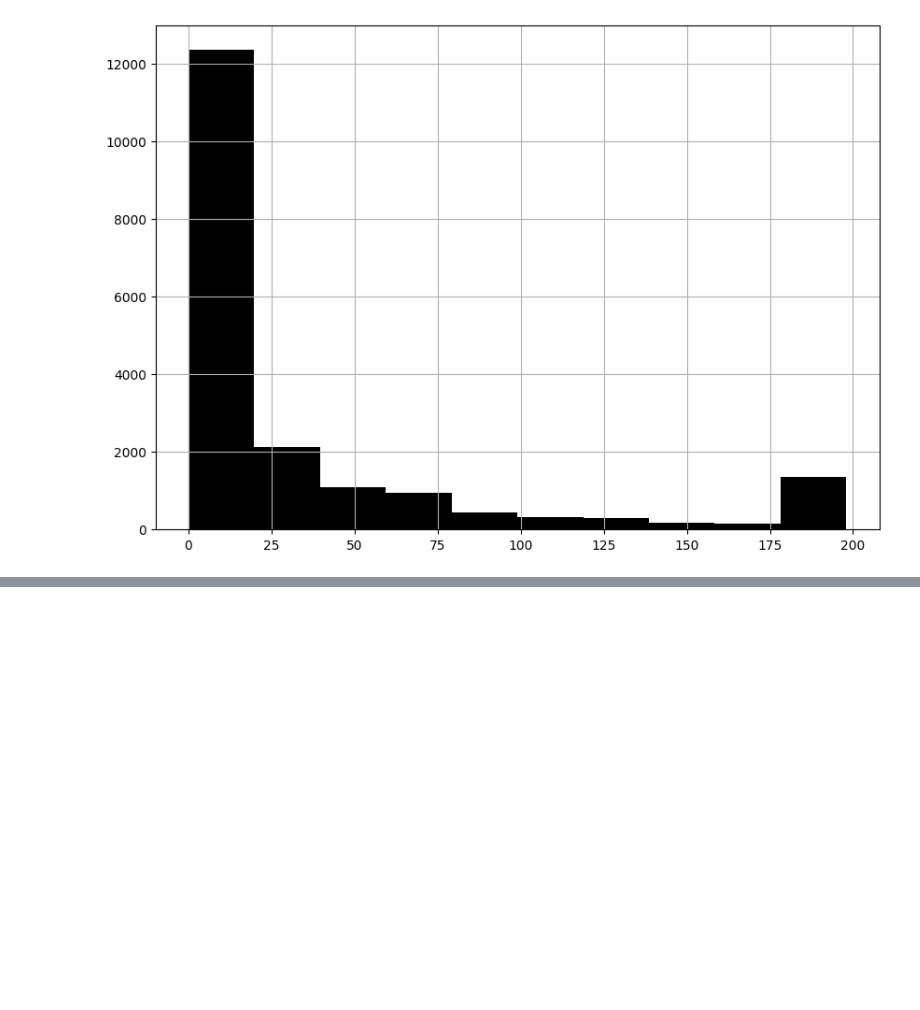
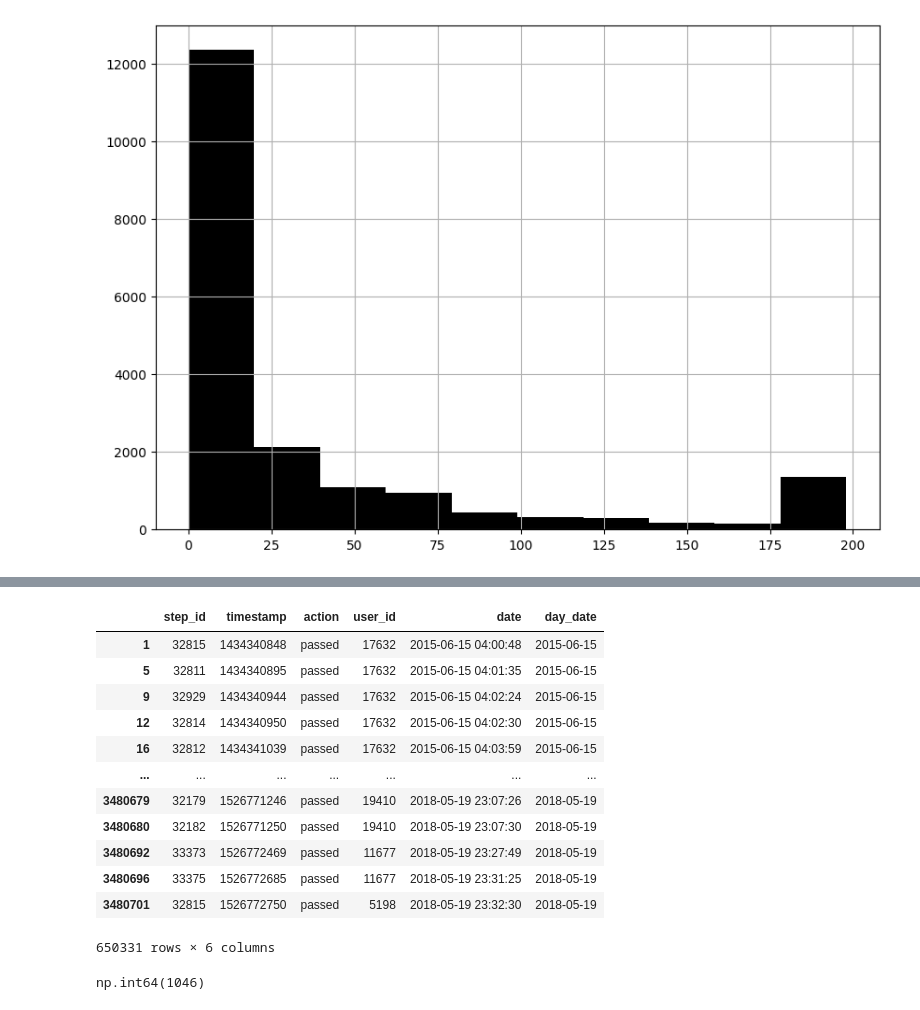
Before and after one commit to churkenberg/stepik_ml_contest, a Jupyter notebook: preprocessing_eda.ipynb, the cells around one changed output, grey strips where cells are left out. Cells and saved outputs as stored; diff of their text form; code cells hidden in the pictures; blank space fills up the shorter version.

```diff
--- a/name.ipynb
+++ b/preprocessing_eda.ipynb
@@ -148,0 +255,20 @@ event_data.pivot_table(index='user_id', columns='action', values='step_id', aggf
+# %%
+event_data[event_data['action']=='passed']
+# %% [output]
+|  | step_id | timestamp | action | user_id | date | day_date |
+| 1 | 32815 | 1434340848 | passed | 17632 | 2015-06-15 04:00:48 | 2015-06-15 |
+| 5 | 32811 | 1434340895 | passed | 17632 | 2015-06-15 04:01:35 | 2015-06-15 |
+| 9 | 32929 | 1434340944 | passed | 17632 | 2015-06-15 04:02:24 | 2015-06-15 |
+| 12 | 32814 | 1434340950 | passed | 17632 | 2015-06-15 04:02:30 | 2015-06-15 |
+| 16 | 32812 | 1434341039 | passed | 17632 | 2015-06-15 04:03:59 | 2015-06-15 |
+| ... | ... | ... | ... | ... | ... | ... |
+| 3480679 | 32179 | 1526771246 | passed | 19410 | 2018-05-19 23:07:26 | 2018-05-19 |
+| 3480680 | 32182 | 1526771250 | passed | 19410 | 2018-05-19 23:07:30 | 2018-05-19 |
+| 3480692 | 33373 | 1526772469 | passed | 11677 | 2018-05-19 23:27:49 | 2018-05-19 |
+| 3480696 | 33375 | 1526772685 | passed | 11677 | 2018-05-19 23:31:25 | 2018-05-19 |
+| 3480701 | 32815 | 1526772750 | passed | 5198 | 2018-05-19 23:32:30 | 2018-05-19 |
+650331 rows × 6 columns
+# %%
+submissions_data[submissions_data['submission_status']=='correct'].groupby('user_id')['submission_status'].count().idxmax()
+# %% [output]
+np.int64(1046)
```
Also changed, not shown: parts of 20 cells of this notebook.
